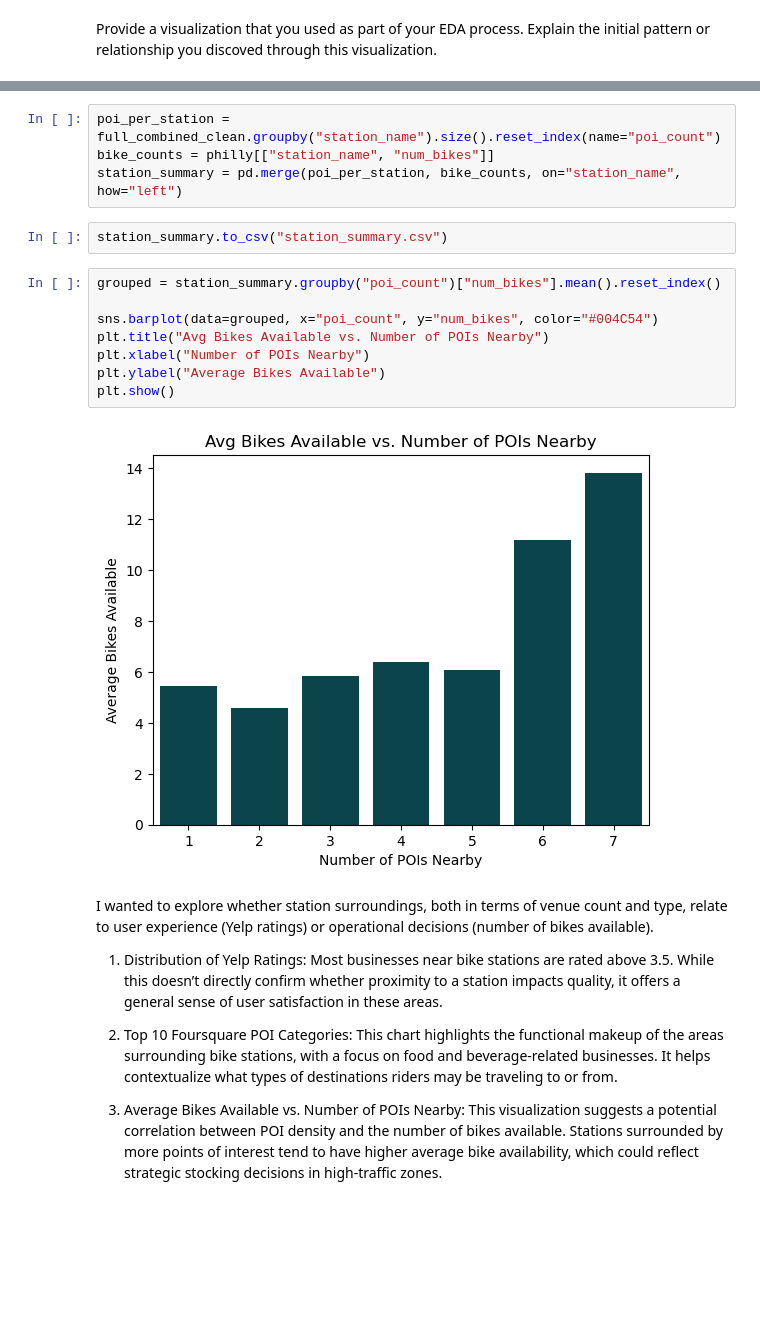
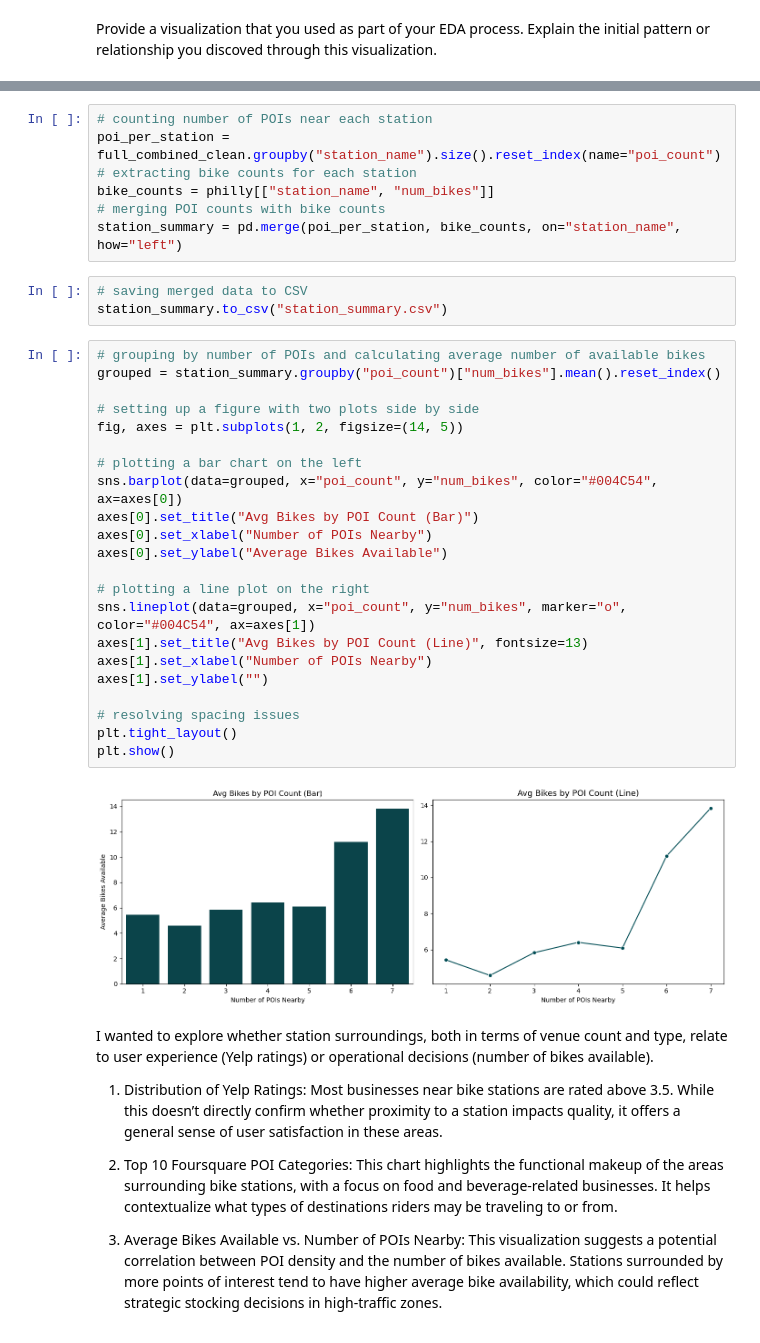
Before and after one commit to Emm-Gil/Statistical-Mod-Python, a Jupyter notebook: notebooks/joining_data.ipynb, the cells around one changed output, grey strips where cells are left out. Saved outputs shown, nothing was run; the diff lists cells and outputs as text; blank space fills up the shorter version.

Commit message:
added comments to all notebooks, completed data validation in joining_data

```diff
--- a/notebooks/joining_data.ipynb
+++ b/notebooks/joining_data.ipynb
@@ -76,19 +88,37 @@ plt.show()
 # %%
+# counting number of POIs near each station
 poi_per_station = full_combined_clean.groupby("station_name").size().reset_index(name="poi_count")
+# extracting bike counts for each station
 bike_counts = philly[["station_name", "num_bikes"]]
+# merging POI counts with bike counts
 station_summary = pd.merge(poi_per_station, bike_counts, on="station_name", how="left")
-# %%
-station_summary.to_csv("station_summary.csv")
-# %%
-grouped = station_summary.groupby("poi_count")["num_bikes"].mean().reset_index()
-
-sns.barplot(data=grouped, x="poi_count", y="num_bikes", color="#004C54")
-plt.title("Avg Bikes Available vs. Number of POIs Nearby")
-plt.xlabel("Number of POIs Nearby")
-plt.ylabel("Average Bikes Available")
-plt.show()
-# %% [output]
-[figure, removed]
+# %%
+# saving merged data to CSV
+station_summary.to_csv("station_summary.csv")
+# %%
+# grouping by number of POIs and calculating average number of available bikes
+grouped = station_summary.groupby("poi_count")["num_bikes"].mean().reset_index()
+
+# setting up a figure with two plots side by side
+fig, axes = plt.subplots(1, 2, figsize=(14, 5))
+
+# plotting a bar chart on the left
+sns.barplot(data=grouped, x="poi_count", y="num_bikes", color="#004C54", ax=axes[0])
+axes[0].set_title("Avg Bikes by POI Count (Bar)")
+axes[0].set_xlabel("Number of POIs Nearby")
+axes[0].set_ylabel("Average Bikes Available")
+
+# plotting a line plot on the right
+sns.lineplot(data=grouped, x="poi_count", y="num_bikes", marker="o", color="#004C54", ax=axes[1])
+axes[1].set_title("Avg Bikes by POI Count (Line)", fontsize=13)
+axes[1].set_xlabel("Number of POIs Nearby")
+axes[1].set_ylabel("")
+
+# resolving spacing issues
+plt.tight_layout()
+plt.show()
+# %% [output]
+[figure, added]
 # %% [markdown]
 I wanted to explore whether station surroundings, both in terms of venue count and type, relate to user experience (Yelp ratings) or operational decisions (number of bikes available).
 
```
Also changed, not shown: parts of 13 cells of this notebook, 2 other files.
